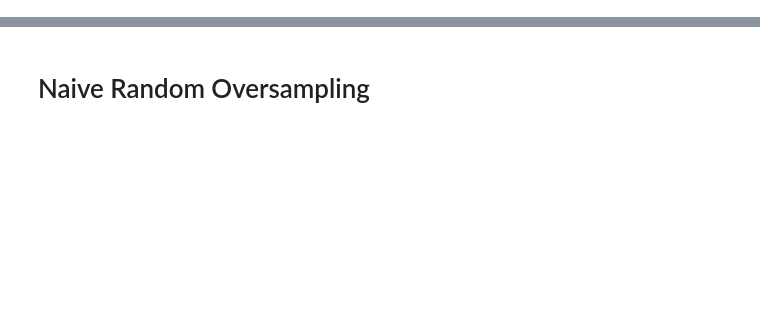
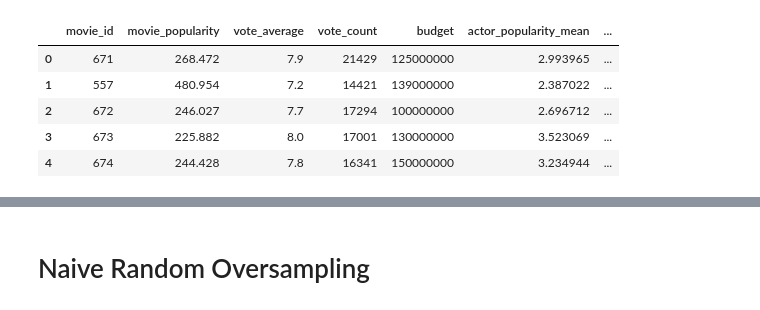
Before and after one commit to a-lau-gonza/The-Final-Project_F-PALS, a Jupyter notebook: Notebooks/resampling.ipynb, the cells around one changed output, grey strips where cells are left out. Saved outputs shown, nothing was run; the diff lists cells and outputs as text; code cells hidden in the pictures; blank space fills up the shorter version.

```diff
--- a/Notebooks/resampling.ipynb
+++ b/Notebooks/resampling.ipynb
@@ -72,3 +85,14 @@ df.head()
+# %%
+df = df.drop(['release_date', 'title', 'ratings', 'revenue'], axis=1)
+df = df.drop(['studios', 'genres'], axis=1)
+df.head()
+# %% [output]
+|  | movie_id | movie_popularity | vote_average | vote_count | budget | actor_popularity_mean | ... |
+| 0 | 671 | 268.472 | 7.9 | 21429 | 125000000 | 2.993965 | ... |
+| 1 | 557 | 480.954 | 7.2 | 14421 | 139000000 | 2.387022 | ... |
+| 2 | 672 | 246.027 | 7.7 | 17294 | 100000000 | 2.696712 | ... |
+| 3 | 673 | 225.882 | 8.0 | 17001 | 130000000 | 3.523069 | ... |
+| 4 | 674 | 244.428 | 7.8 | 16341 | 150000000 | 3.234944 | ... |
 # %%
 df.dtypes
 # %% [output]
```
Also changed, not shown: parts of 17 cells of this notebook, 2 other files.
